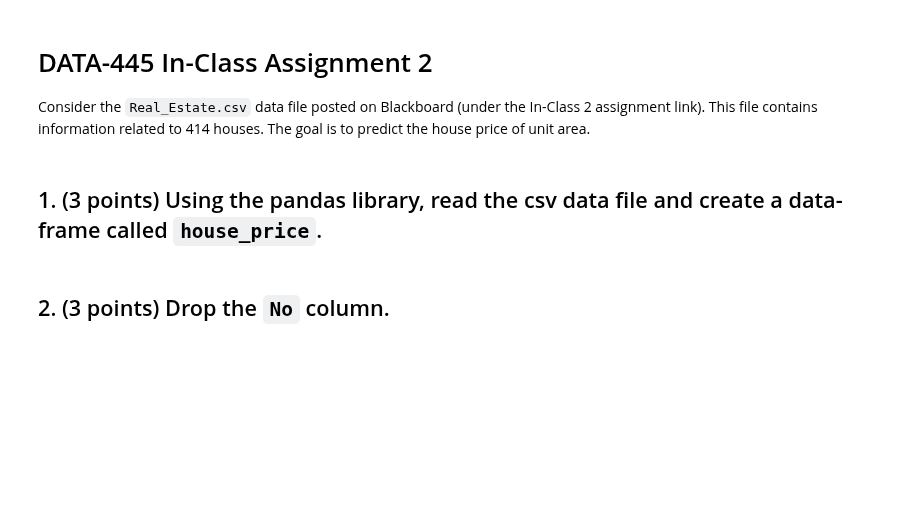
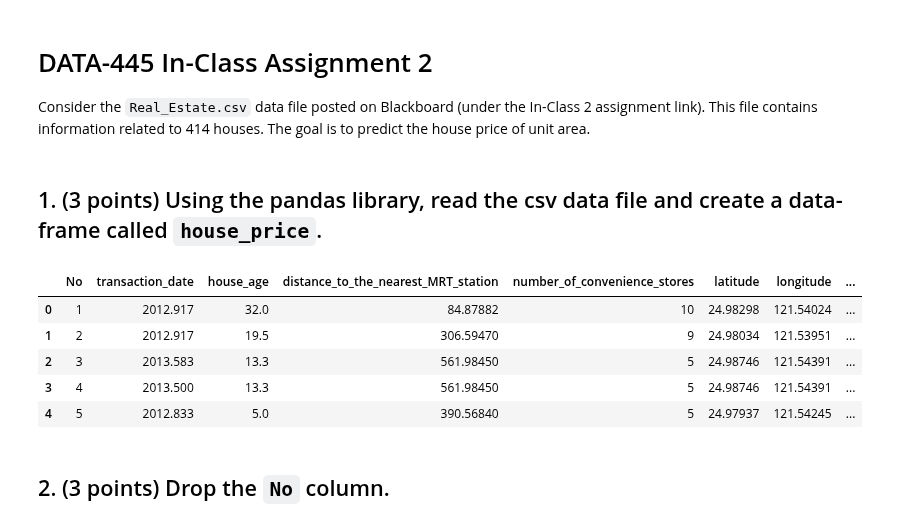
Before and after one commit to Yusuf98-c/DATA-545-In-Class, a Jupyter notebook: In_Class_2.ipynb, the cells around one changed output. Drawn from its saved outputs; the diff is of its cells as text; code cells hidden in the pictures; blank space fills up the shorter version.

```diff
--- a/In_Class_2.ipynb
+++ b/In_Class_2.ipynb
@@ -4,5 +4,18 @@
 Consider the `Real_Estate.csv` data file posted on Blackboard (under the In-Class 2 assignment link). This file contains information related to 414 houses. The goal is to predict the house price of unit area.
 # %% [markdown]
 ## 1. (3 points) Using the pandas library, read the csv data file and create a data-frame called `house_price`.
+# %%
+import pandas as pd
+
+#reading the data file
+house_price = pd.read_csv("Real_Estate.csv")
+house_price.head()
+# %% [output]
+|  | No | transaction_date | house_age | distance_to_the_nearest_MRT_station | number_of_convenience_stores | latitude | longitude | ... |
+| 0 | 1 | 2012.917 | 32.0 | 84.87882 | 10 | 24.98298 | 121.54024 | ... |
+| 1 | 2 | 2012.917 | 19.5 | 306.59470 | 9 | 24.98034 | 121.53951 | ... |
+| 2 | 3 | 2013.583 | 13.3 | 561.98450 | 5 | 24.98746 | 121.54391 | ... |
+| 3 | 4 | 2013.500 | 13.3 | 561.98450 | 5 | 24.98746 | 121.54391 | ... |
+| 4 | 5 | 2012.833 | 5.0 | 390.56840 | 5 | 24.97937 | 121.54245 | ... |
 # %% [markdown]
 ## 2. (3 points) Drop the `No` column.
```
Also changed, not shown: parts of 6 cells of this notebook.
